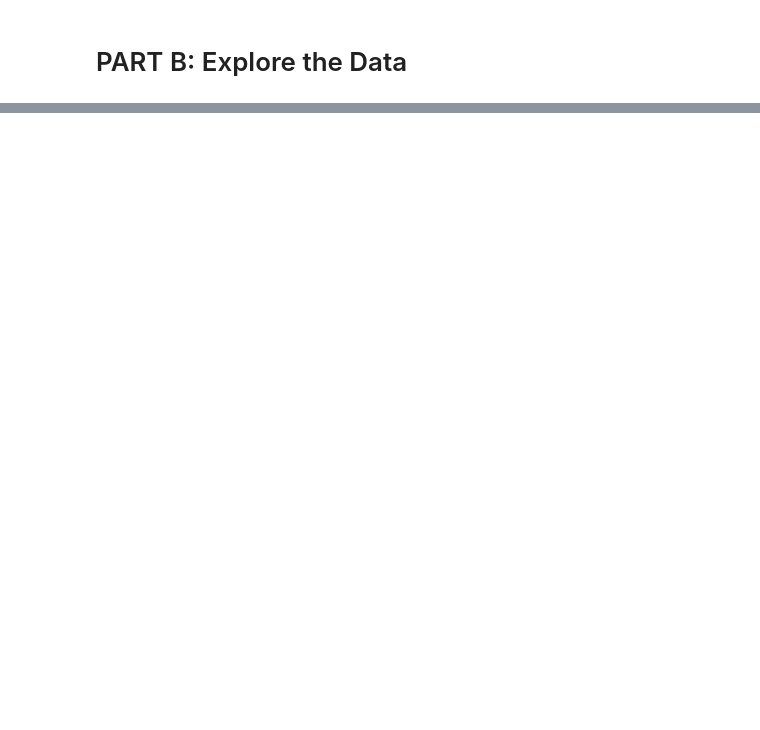
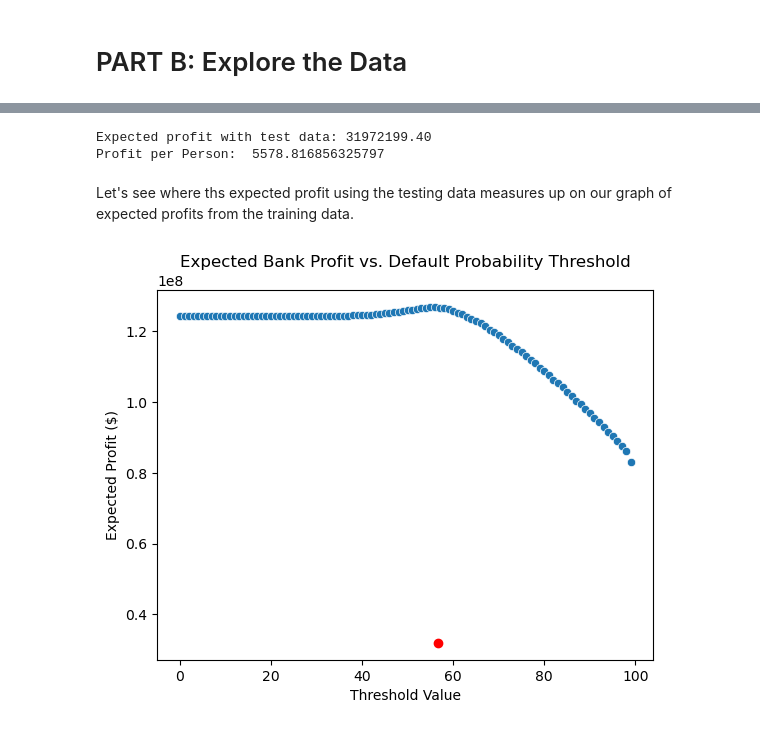
Before and after one commit to lucasf46/lucasf46.github.io, a Jupyter notebook: posts/BlogPost2/BlogPost2-2.ipynb, the cells around one changed output, grey strips where cells are left out. Cells and saved outputs as stored; diff of their text form; code cells hidden in the pictures; blank space fills up the shorter version.

```diff
--- a/posts/BlogPost2/BlogPost2-2.ipynb
+++ b/posts/BlogPost2/BlogPost2-2.ipynb
@@ -275,0 +228,12 @@ df_test = pd.read_csv(url)
+# %%
+test_probs = LRE.predict_proba(X_test[TestFeatures])
+X_test["Default Prob"] = test_probs[:, 0]
+
+# loan_int_rate is a percentage so need to divide by 100
+X_test["loan_int_rate"] = X_test["loan_int_rate"] / 100
+
+# Calculate repayment and default profits
+X_test["Repay Profit"] = X_test["loan_amnt"] * (1 + 0.25 * X_test["loan_int_rate"])**10 - X_test["loan_amnt"]
+X_test["Default Profit"] = X_test["loan_amnt"] * (1 + 0.25 * X_test["loan_int_rate"])**3 - 1.7 * X_test["loan_amnt"]
+
+test_total_profits = []
@@ -275,0 +264,22 @@ df_test = pd.read_csv(url)
+# %%
+test_threshold = optimal_threshold
+total_test_profit = calc_profit(X_test, y_test, test_threshold)
+print(f"Expected profit with test data: {total_test_profit:.2f}")
+print("Profit per Person: ", total_test_profit / len(X_test))
+# %% [output]
+Expected profit with test data: 31972199.40
+Profit per Person:  5578.816856325797
+# %% [markdown]
+Let's see where ths expected profit using the testing data measures up on our graph of expected profits from the training data.
+# %%
+# Scale the test_threshold data point accordingly
+test_threshold = test_threshold * 100
+
+sns.scatterplot(data=total_profits)
+plt.scatter(y=total_test_profit, x=test_threshold, color="red")
+plt.xlabel("Threshold Value")
+plt.ylabel("Expected Profit ($)")
+plt.title("Expected Bank Profit vs. Default Probability Threshold")
+plt.show()
+# %% [output]
+[figure, added]
```
Also changed, not shown: parts of 44 cells of this notebook, 40 other files.
